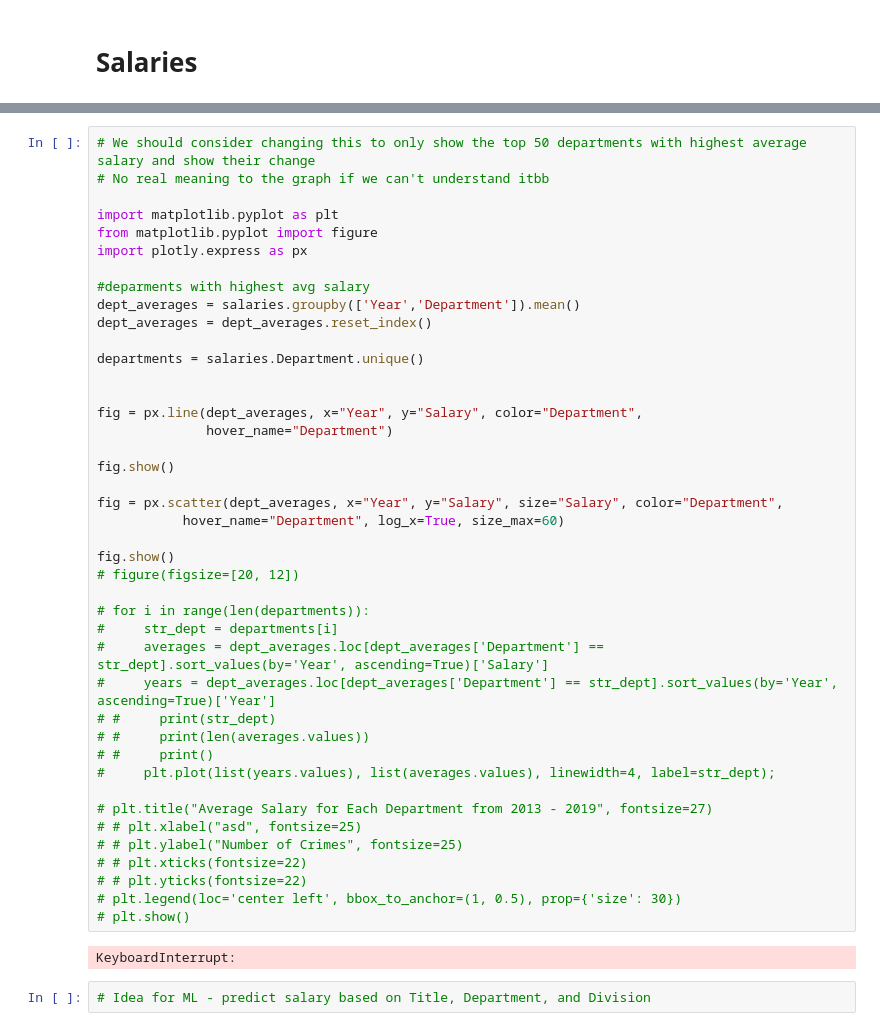
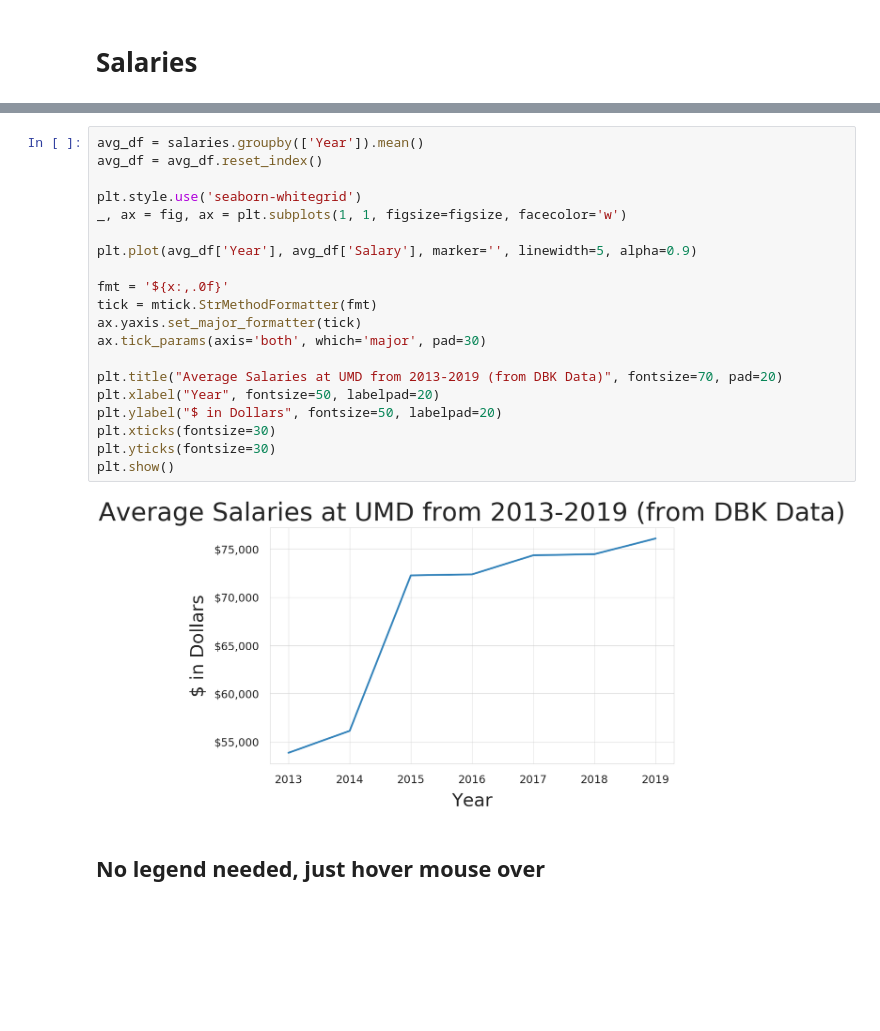
Before and after one commit to adharsh/UMD-Budget-Analysis, a Jupyter notebook: Main.ipynb, the cells around one changed output, grey strips where cells are left out. Drawn from its saved outputs; the diff is of its cells as text; blank space fills up the shorter version.

```diff
--- a/Main.ipynb
+++ b/Main.ipynb
@@ -301,46 +293,24 @@ Text(0.5, 1.0, 'Average Salaries at UMD from 2013-2019 (from DBK Data)')
-# %%
-# We should consider changing this to only show the top 50 departments with highest average salary and show their change
-# No real meaning to the graph if we can't understand itbb
-
-import matplotlib.pyplot as plt
-from matplotlib.pyplot import figure
-import plotly.express as px
-
-#deparments with highest avg salary
-dept_averages = salaries.groupby(['Year','Department']).mean()
-dept_averages = dept_averages.reset_index()
-
-departments = salaries.Department.unique()
-
-
-fig = px.line(dept_averages, x="Year", y="Salary", color="Department",
-              hover_name="Department")
-
-fig.show()
-
-fig = px.scatter(dept_averages, x="Year", y="Salary", size="Salary", color="Department",
-           hover_name="Department", log_x=True, size_max=60)
-
-fig.show()
-# figure(figsize=[20, 12])
-
-# for i in range(len(departments)):
-#     str_dept = departments[i]
-#     averages = dept_averages.loc[dept_averages['Department'] == str_dept].sort_values(by='Year', ascending=True)['Salary']
-#     years = dept_averages.loc[dept_averages['Department'] == str_dept].sort_values(by='Year', ascending=True)['Year']
-# #     print(str_dept)
-# #     print(len(averages.values))
-# #     print()
-#     plt.plot(list(years.values), list(averages.values), linewidth=4, label=str_dept);
-
-# plt.title("Average Salary for Each Department from 2013 - 2019", fontsize=27)
-# # plt.xlabel("asd", fontsize=25)
-# # plt.ylabel("Number of Crimes", fontsize=25)
-# # plt.xticks(fontsize=22)
-# # plt.yticks(fontsize=22)
-# plt.legend(loc='center left', bbox_to_anchor=(1, 0.5), prop={'size': 30})
-# plt.show()
-# %% [output]
-KeyboardInterrupt:
-# %%
-# Idea for ML - predict salary based on Title, Department, and Division
+# %%
+avg_df = salaries.groupby(['Year']).mean()
+avg_df = avg_df.reset_index()
+
+plt.style.use('seaborn-whitegrid')
+_, ax = fig, ax = plt.subplots(1, 1, figsize=figsize, facecolor='w')
+
+plt.plot(avg_df['Year'], avg_df['Salary'], marker='', linewidth=5, alpha=0.9)
+
+fmt = '${x:,.0f}'
+tick = mtick.StrMethodFormatter(fmt)
+ax.yaxis.set_major_formatter(tick)
+ax.tick_params(axis='both', which='major', pad=30)
+
+plt.title("Average Salaries at UMD from 2013-2019 (from DBK Data)", fontsize=70, pad=20)
+plt.xlabel("Year", fontsize=50, labelpad=20)
+plt.ylabel("$ in Dollars", fontsize=50, labelpad=20)
+plt.xticks(fontsize=30)
+plt.yticks(fontsize=30)
+plt.show()
+# %% [output]
+[figure, added]
+# %% [markdown]
+## No legend needed, just hover mouse over
```
Also changed, not shown: parts of 22 cells of this notebook, 1 other file.
